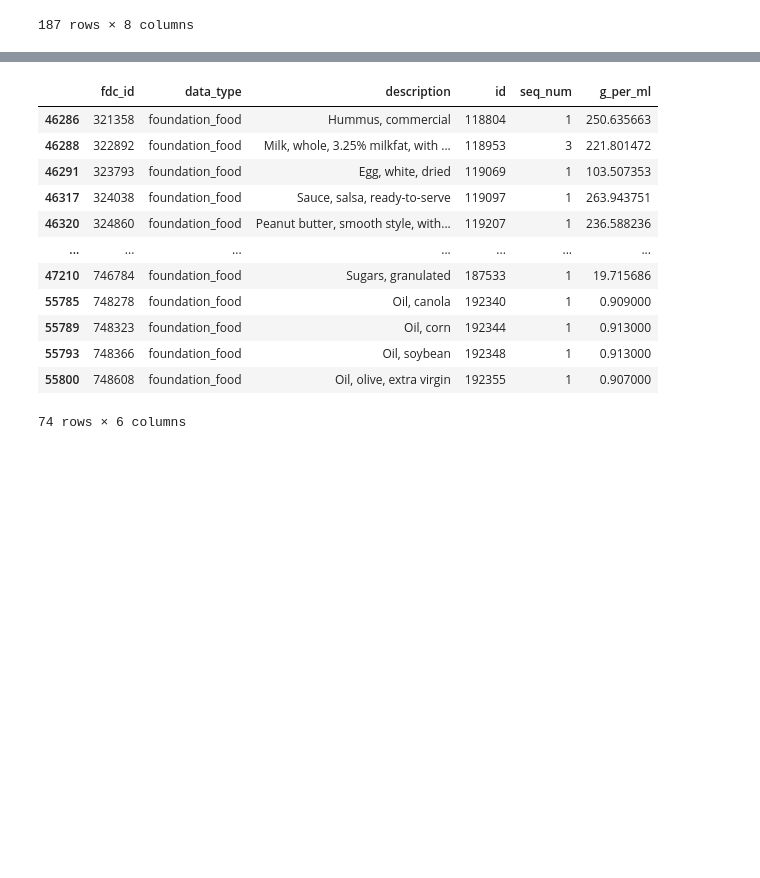
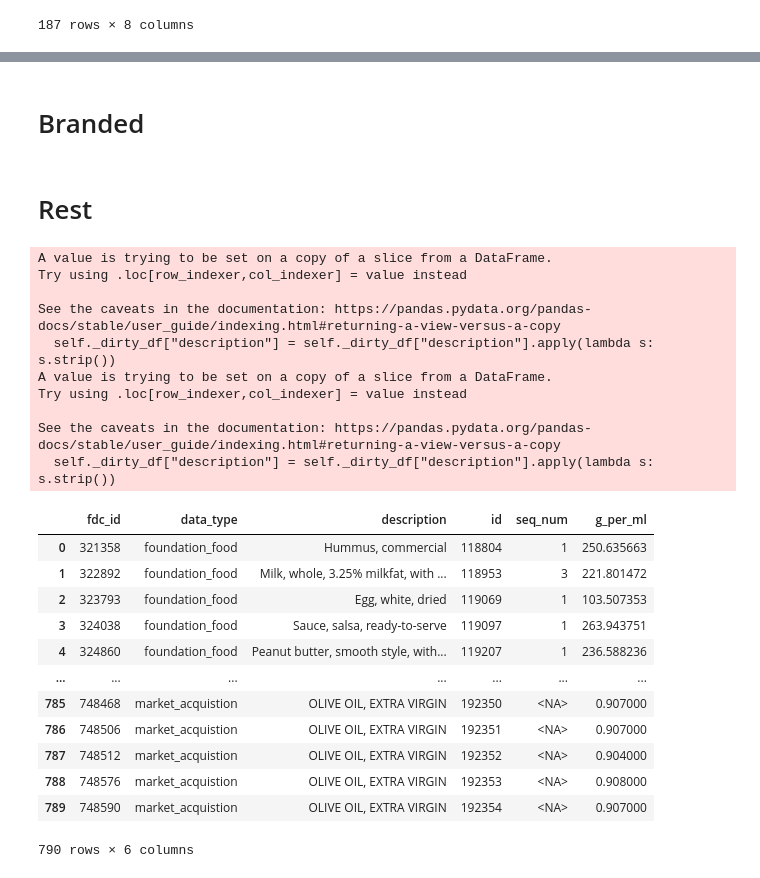
Before and after one commit to danzou56/food-data, a Jupyter notebook: scratch.ipynb, the cells around one changed output, grey strips where cells are left out. Drawn from its saved outputs; the diff is of its cells as text; code cells hidden in the pictures; blank space fills up the shorter version.

```diff
--- a/scratch.ipynb
+++ b/scratch.ipynb
@@ -223,5 +310,3 @@ foundation_df
 187 rows × 8 columns
 # %%
 foundation_df.to_csv("foundation_foods.csv")
-# %%
-pd.set_option("display.max_rows", 100)
@@ -229,31 +316,44 @@ pd.set_option("display.max_rows", 100)
 merged_df[merged_df["data_type"] == "survey_fndds_food"]
 # %%
 _212["portion_description"].value_counts().index[:50]
+# %% [markdown]
+# Branded
 # %%
 branded_df = pd.read_csv(os.path.join(DATA_PATH, "branded_food.csv"), dtype="string")[["brand_owner", "brand_name", "subbrand_name", "gtin_upc", "serving_size", "serving_size_unit", "branded_food_category", "package_weight", "discontinued_date"]]
 branded_df = food_df[food_df["data_type"] == "branded_food"].join(branded_df).dropna(subset="serving_size_unit")
 branded_df
 # %%
 branded_df["discontinued_date"].value_counts()
+# %% [markdown]
+# Rest
 # %%
-from FoundationTable import FoundationTable
-ft = FoundationTable()
-ft_df = ft.get_df()
-ft_df
+from FoodTables.FoundationTable import FoundationTable
+from FoodTables.MarketTable import MarketTable
+pd.concat([FoundationTable().get_df(), MarketTable().get_df()], ignore_index=True)
 # %% [output]
+A value is trying to be set on a copy of a slice from a DataFrame.
+Try using .loc[row_indexer,col_indexer] = value instead
+
+See the caveats in the documentation: https://pandas.pydata.org/pandas-docs/stable/user_guide/indexing.html#returning-a-view-versus-a-copy
+  self._dirty_df["description"] = self._dirty_df["description"].apply(lambda s: s.strip())
+A value is trying to be set on a copy of a slice from a DataFrame.
+Try using .loc[row_indexer,col_indexer] = value instead
+
+See the caveats in the documentation: https://pandas.pydata.org/pandas-docs/stable/user_guide/indexing.html#returning-a-view-versus-a-copy
+  self._dirty_df["description"] = self._dirty_df["description"].apply(lambda s: s.strip())
 |  | fdc_id | data_type | description | id | seq_num | g_per_ml |
-| 46286 | 321358 | foundation_food | Hummus, commercial | 118804 | 1 | 250.635663 |
-| 46288 | 322892 | foundation_food | Milk, whole, 3.25% milkfat, with ... | 118953 | 3 | 221.801472 |
-| 46291 | 323793 | foundation_food | Egg, white, dried | 119069 | 1 | 103.507353 |
-| 46317 | 324038 | foundation_food | Sauce, salsa, ready-to-serve | 119097 | 1 | 263.943751 |
-| 46320 | 324860 | foundation_food | Peanut butter, smooth style, with... | 119207 | 1 | 236.588236 |
+| 0 | 321358 | foundation_food | Hummus, commercial | 118804 | 1 | 250.635663 |
+| 1 | 322892 | foundation_food | Milk, whole, 3.25% milkfat, with ... | 118953 | 3 | 221.801472 |
+| 2 | 323793 | foundation_food | Egg, white, dried | 119069 | 1 | 103.507353 |
+| 3 | 324038 | foundation_food | Sauce, salsa, ready-to-serve | 119097 | 1 | 263.943751 |
+| 4 | 324860 | foundation_food | Peanut butter, smooth style, with... | 119207 | 1 | 236.588236 |
 | ... | ... | ... | ... | ... | ... | ... |
-| 47210 | 746784 | foundation_food | Sugars, granulated | 187533 | 1 | 19.715686 |
-| 55785 | 748278 | foundation_food | Oil, canola | 192340 | 1 | 0.909000 |
-| 55789 | 748323 | foundation_food | Oil, corn | 192344 | 1 | 0.913000 |
-| 55793 | 748366 | foundation_food | Oil, soybean | 192348 | 1 | 0.913000 |
-| 55800 | 748608 | foundation_food | Oil, olive, extra virgin | 192355 | 1 | 0.907000 |
+| 785 | 748468 | market_acquistion | OLIVE OIL, EXTRA VIRGIN | 192350 | <NA> | 0.907000 |
+| 786 | 748506 | market_acquistion | OLIVE OIL, EXTRA VIRGIN | 192351 | <NA> | 0.907000 |
+| 787 | 748512 | market_acquistion | OLIVE OIL, EXTRA VIRGIN | 192352 | <NA> | 0.904000 |
+| 788 | 748576 | market_acquistion | OLIVE OIL, EXTRA VIRGIN | 192353 | <NA> | 0.908000 |
+| 789 | 748590 | market_acquistion | OLIVE OIL, EXTRA VIRGIN | 192354 | <NA> | 0.907000 |
-74 rows × 6 columns
+790 rows × 6 columns
 # %%
 ft._dirty_df
 # %% [output]
```
Also changed, not shown: parts of 14 cells of this notebook.
